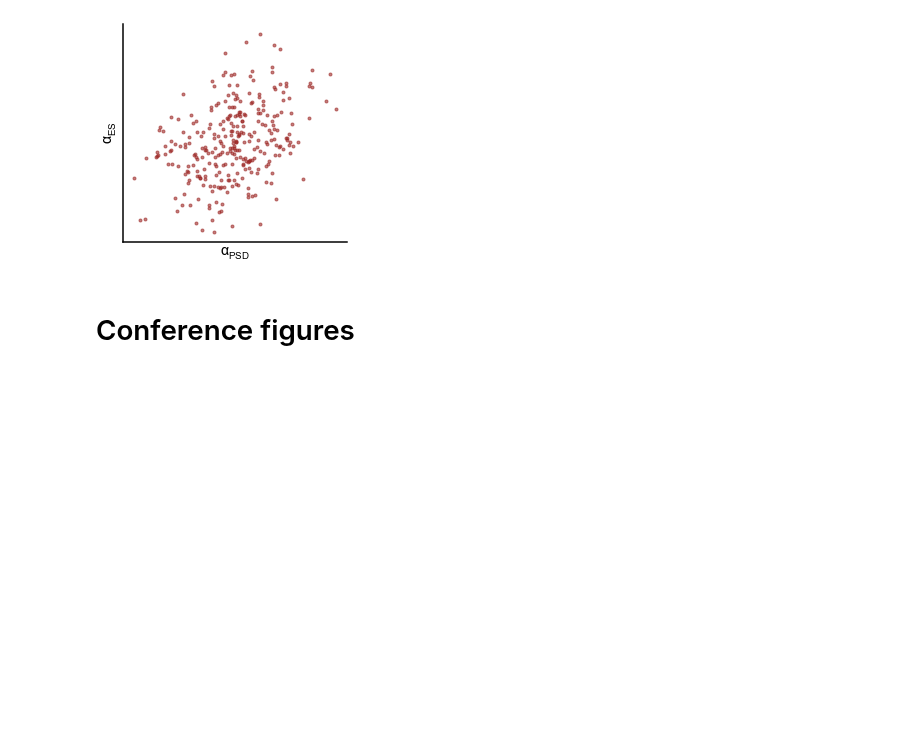
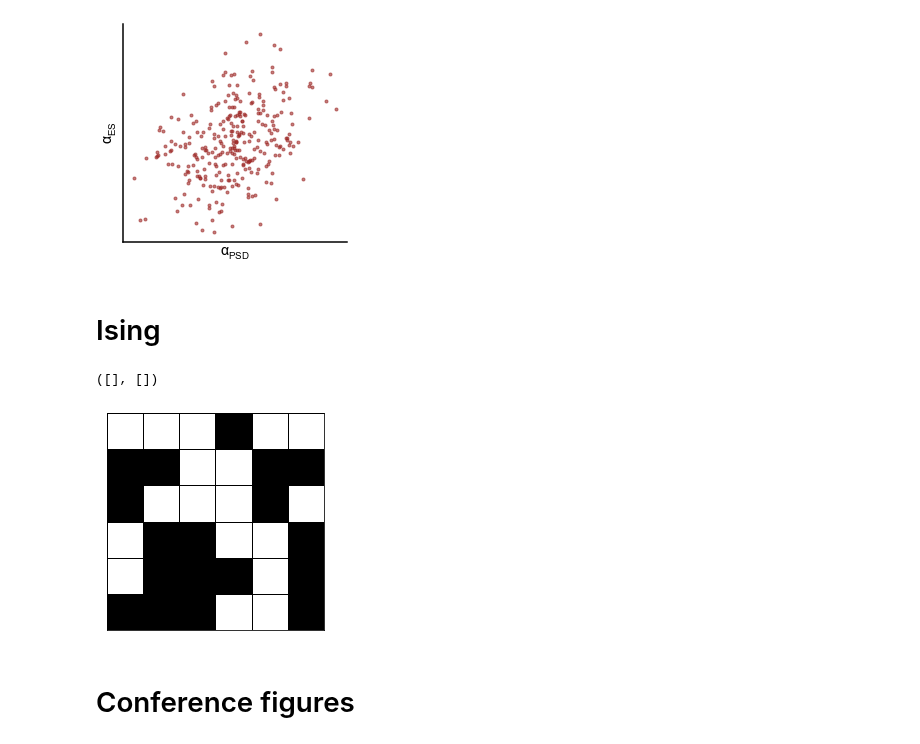
Before and after one commit to voytekresearch/galaxybrain, a Jupyter notebook: notebooks/Diagrams.ipynb, the cells around one changed output. Saved outputs shown, nothing was run; the diff lists cells and outputs as text; code cells hidden in the pictures; blank space fills up the shorter version.

Commit message:
ising diagnostic

```diff
--- a/notebooks/Diagrams.ipynb
+++ b/notebooks/Diagrams.ipynb
@@ -82,6 +82,26 @@ pltlabel(None, r'$\alpha_{PSD}$', r'$\alpha_{ES}$')
 # plt.savefig('../fig/diagram/exp_scatter.png', bbox_inches='tight', pad_inches=0., dpi=400)
 # %% [output]
 [figure]
+# %% [markdown]
+# Ising
+# %%
+import matplotlib.pyplot as plt
+import numpy as np
+
+grid = np.random.randint(0,2, size=(6,6))
+# fig = plt.figure()
+plt.pcolormesh(grid, edgecolors='k', linewidth=1)
+ax = plt.gca()
+ax.set_aspect('equal')
+# plt.grid(which='minor', color='k', linestyle='-', linewidth=2)
+plt.gray()
+plt.xticks([])
+plt.yticks([])
+
+# plt.axis('off')
+# %% [output]
+([], [])
+[figure, added]
 # %% [markdown]
 # Conference figures
 # %%
```
Also changed, not shown: 4 other files.
